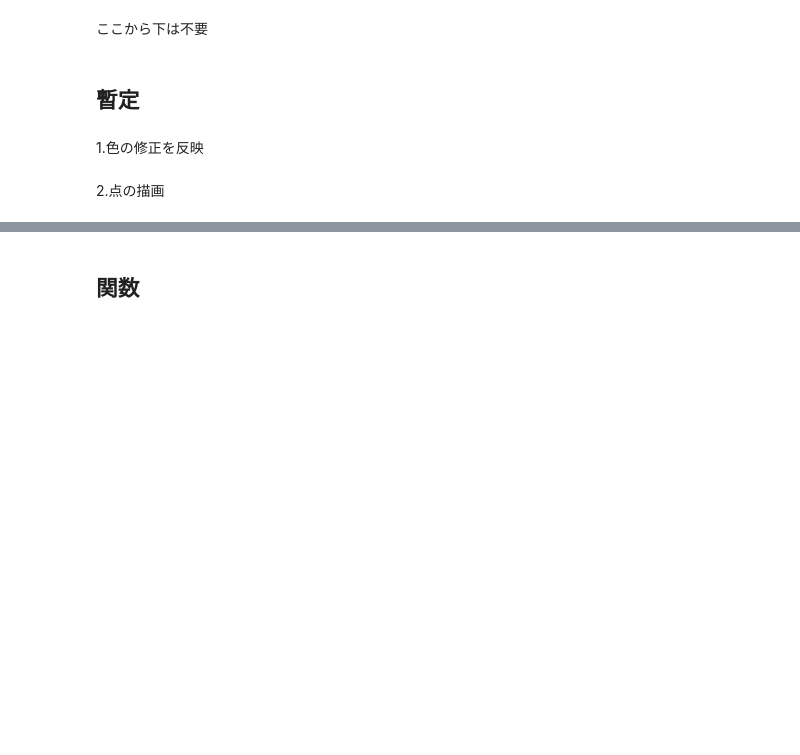
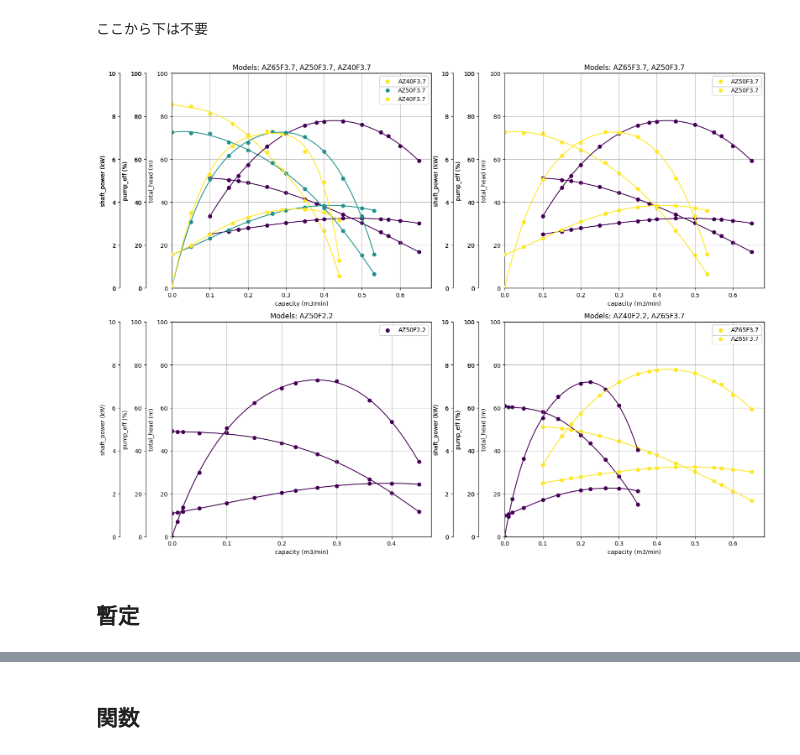
Before and after one commit to tiglzt7/wk, a Jupyter notebook: 02 work/graph.ipynb, the cells around one changed output, grey strips where cells are left out. Drawn from its saved outputs; the diff is of its cells as text; code cells hidden in the pictures; blank space fills up the shorter version.

```diff
--- a/02 work/graph.ipynb
+++ b/02 work/graph.ipynb
@@ -73,2 +93,10 @@ y_axis_unit3 = 'kW'
+# %%
+kwgraph.draw_plot5(df, selected_models,
+                  y_axis_lims=[(0, 100), (0, 100), (0, 10)],
+                  types_of_plot=["scatter", "polyfit"],
+                  use_colormap=True,
+                  )
+# %% [output]
+[figure, added]
 # %% [markdown]
 ## 暫定
@@ -208,2 +102,0 @@ plt.show()
-# %% [markdown]
-1.色の修正を反映
@@ -307,2 +102,0 @@ plt.show()
-# %% [markdown]
-2.点の描画
```
Also changed, not shown: parts of 22 cells of this notebook, 1 other file.
